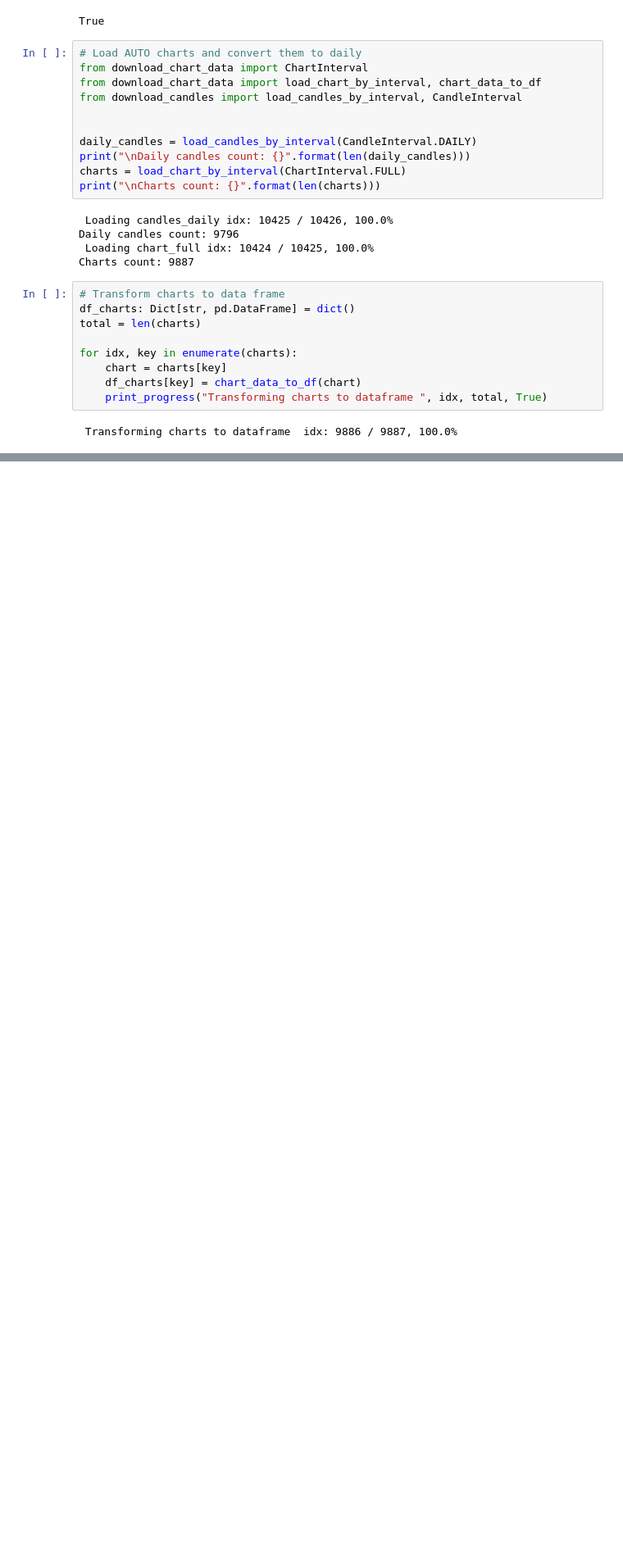
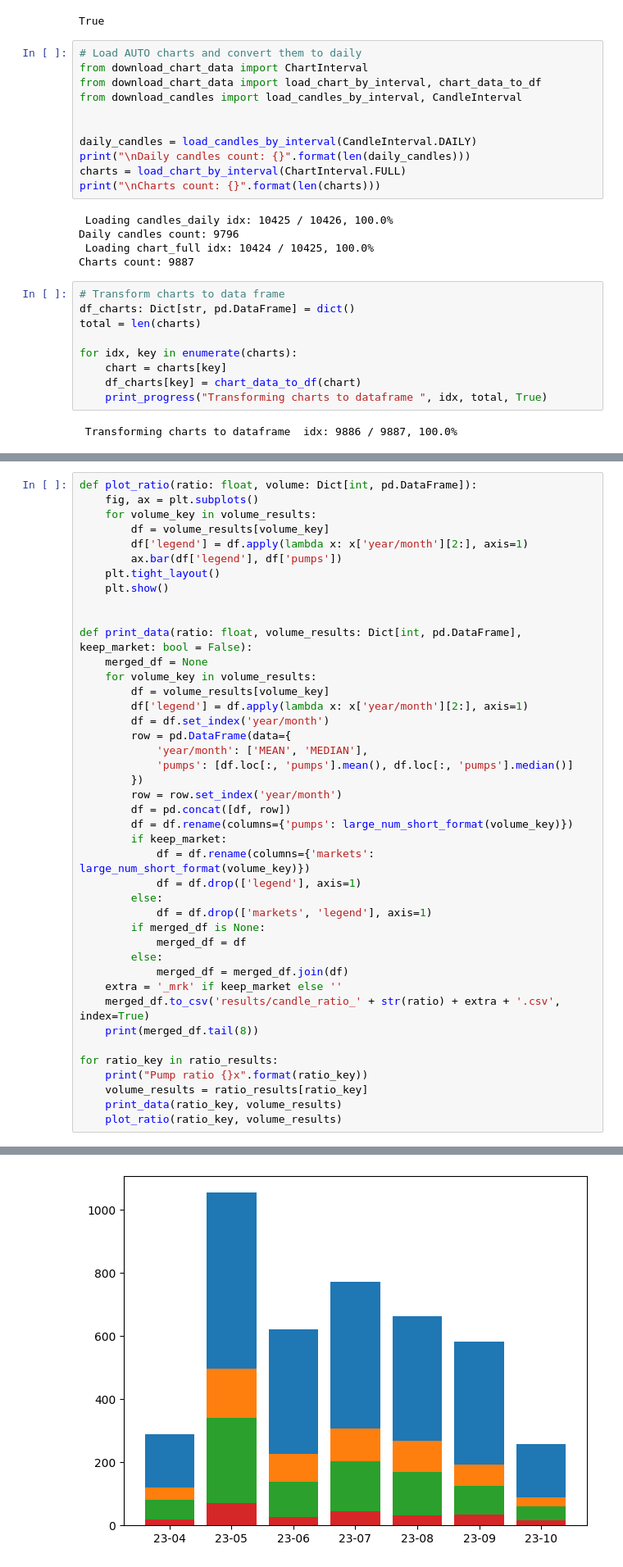
Before and after one commit to web3d3v/pump_respectoor, a Jupyter notebook: candles.ipynb, the cells around one changed output, grey strips where cells are left out. Shown: that part at 82% size. Saved outputs shown, nothing was run; the diff lists cells and outputs as text; blank space fills up the shorter version.

Commit message:
collection results

```diff
--- a/candles.ipynb
+++ b/candles.ipynb
@@ -176,0 +247,43 @@ plt.show()
+# %%
+def plot_ratio(ratio: float, volume: Dict[int, pd.DataFrame]):
+    fig, ax = plt.subplots()
+    for volume_key in volume_results:
+        df = volume_results[volume_key]
+        df['legend'] = df.apply(lambda x: x['year/month'][2:], axis=1)
+        ax.bar(df['legend'], df['pumps'])
+    plt.tight_layout()
+    plt.show()
+
+
+def print_data(ratio: float, volume_results: Dict[int, pd.DataFrame], keep_market: bool = False):
+    merged_df = None
+    for volume_key in volume_results:
+        df = volume_results[volume_key]
+        df['legend'] = df.apply(lambda x: x['year/month'][2:], axis=1)
+        df = df.set_index('year/month')
+        row = pd.DataFrame(data={
+            'year/month': ['MEAN', 'MEDIAN'],
+            'pumps': [df.loc[:, 'pumps'].mean(), df.loc[:, 'pumps'].median()]
+        })
+        row = row.set_index('year/month')
+        df = pd.concat([df, row])
+        df = df.rename(columns={'pumps': large_num_short_format(volume_key)})
+        if keep_market:
+            df = df.rename(columns={'markets': large_num_short_format(volume_key)})
+            df = df.drop(['legend'], axis=1)
+        else:
+            df = df.drop(['markets', 'legend'], axis=1)
+        if merged_df is None:
+            merged_df = df
+        else:
+            merged_df = merged_df.join(df)
+    extra = '_mrk' if keep_market else ''
+    merged_df.to_csv('results/candle_ratio_' + str(ratio) + extra + '.csv', index=True)
+    print(merged_df.tail(8))
+
+for ratio_key in ratio_results:
+    print("Pump ratio {}x".format(ratio_key))
+    volume_results = ratio_results[ratio_key]
+    print_data(ratio_key, volume_results)
+    plot_ratio(ratio_key, volume_results)
+# %% [output]
@@ -176,0 +301 @@ plt.show()
+[figure, added]
```
Also changed, not shown: parts of 6 cells of this notebook, 12 other files.
